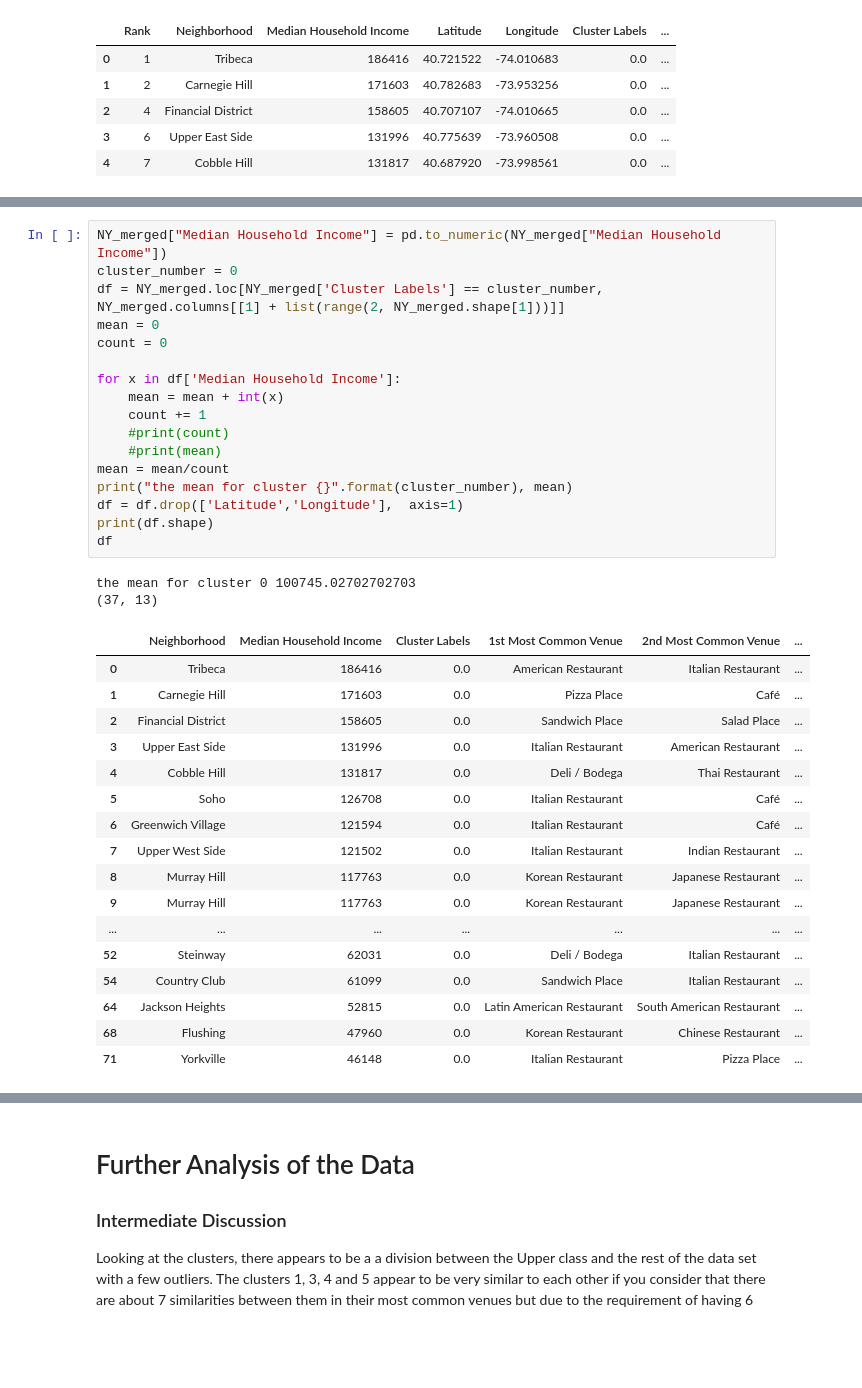
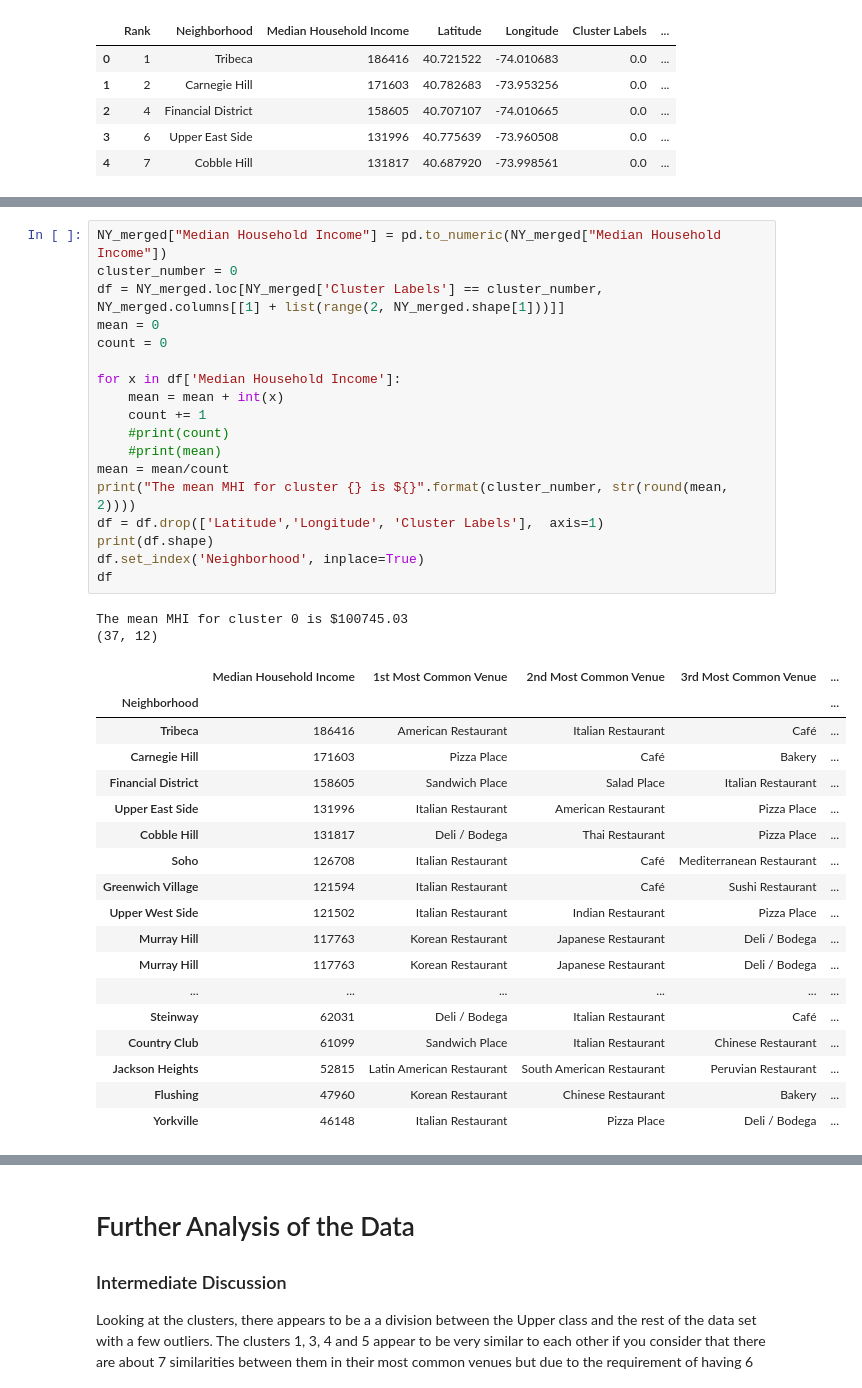
Before and after one commit to MatthewVT/Analysing-Food-Business-in-New-York-City, a Jupyter notebook: Week 5 PG Assignment/Battle of the New York Neighbourhoods- Food Business Case.ipynb, the cells around one changed output, grey strips where cells are left out. Saved outputs shown, nothing was run; the diff lists cells and outputs as text; blank space fills up the shorter version.

```diff
--- a/Week 5 PG Assignment/Battle of the New York Neighbourhoods- Food Business Case.ipynb
+++ b/Week 5 PG Assignment/Battle of the New York Neighbourhoods- Food Business Case.ipynb
@@ -511,37 +511,39 @@ map_clusters
 # %%
 NY_merged["Median Household Income"] = pd.to_numeric(NY_merged["Median Household Income"])
 cluster_number = 0
 df = NY_merged.loc[NY_merged['Cluster Labels'] == cluster_number, NY_merged.columns[[1] + list(range(2, NY_merged.shape[1]))]]
 mean = 0
 count = 0
 
 for x in df['Median Household Income']:
     mean = mean + int(x)
     count += 1
     #print(count)
     #print(mean)
 mean = mean/count
-print("the mean for cluster {}".format(cluster_number), mean)
-df = df.drop(['Latitude','Longitude'],  axis=1)
+print("The mean MHI for cluster {} is ${}".format(cluster_number, str(round(mean, 2))))
+df = df.drop(['Latitude','Longitude', 'Cluster Labels'],  axis=1)
 print(df.shape)
+df.set_index('Neighborhood', inplace=True)
 df
 # %% [output]
-the mean for cluster 0 100745.02702702703
-(37, 13)
+The mean MHI for cluster 0 is $100745.03
+(37, 12)
-|  | Neighborhood | Median Household Income | Cluster Labels | 1st Most Common Venue | 2nd Most Common Venue | ... |
-| 0 | Tribeca | 186416 | 0.0 | American Restaurant | Italian Restaurant | ... |
-| 1 | Carnegie Hill | 171603 | 0.0 | Pizza Place | Café | ... |
-| 2 | Financial District | 158605 | 0.0 | Sandwich Place | Salad Place | ... |
-| 3 | Upper East Side | 131996 | 0.0 | Italian Restaurant | American Restaurant | ... |
-| 4 | Cobble Hill | 131817 | 0.0 | Deli / Bodega | Thai Restaurant | ... |
-| 5 | Soho | 126708 | 0.0 | Italian Restaurant | Café | ... |
-| 6 | Greenwich Village | 121594 | 0.0 | Italian Restaurant | Café | ... |
-| 7 | Upper West Side | 121502 | 0.0 | Italian Restaurant | Indian Restaurant | ... |
-| 8 | Murray Hill | 117763 | 0.0 | Korean Restaurant | Japanese Restaurant | ... |
-| 9 | Murray Hill | 117763 | 0.0 | Korean Restaurant | Japanese Restaurant | ... |
-| ... | ... | ... | ... | ... | ... | ... |
-| 52 | Steinway | 62031 | 0.0 | Deli / Bodega | Italian Restaurant | ... |
-| 54 | Country Club | 61099 | 0.0 | Sandwich Place | Italian Restaurant | ... |
-| 64 | Jackson Heights | 52815 | 0.0 | Latin American Restaurant | South American Restaurant | ... |
-| 68 | Flushing | 47960 | 0.0 | Korean Restaurant | Chinese Restaurant | ... |
-| 71 | Yorkville | 46148 | 0.0 | Italian Restaurant | Pizza Place | ... |
+|  | Median Household Income | 1st Most Common Venue | 2nd Most Common Venue | 3rd Most Common Venue | ... |
+| Neighborhood |  |  |  |  | ... |
+| Tribeca | 186416 | American Restaurant | Italian Restaurant | Café | ... |
+| Carnegie Hill | 171603 | Pizza Place | Café | Bakery | ... |
+| Financial District | 158605 | Sandwich Place | Salad Place | Italian Restaurant | ... |
+| Upper East Side | 131996 | Italian Restaurant | American Restaurant | Pizza Place | ... |
+| Cobble Hill | 131817 | Deli / Bodega | Thai Restaurant | Pizza Place | ... |
+| Soho | 126708 | Italian Restaurant | Café | Mediterranean Restaurant | ... |
+| Greenwich Village | 121594 | Italian Restaurant | Café | Sushi Restaurant | ... |
+| Upper West Side | 121502 | Italian Restaurant | Indian Restaurant | Pizza Place | ... |
+| Murray Hill | 117763 | Korean Restaurant | Japanese Restaurant | Deli / Bodega | ... |
+| Murray Hill | 117763 | Korean Restaurant | Japanese Restaurant | Deli / Bodega | ... |
+| ... | ... | ... | ... | ... | ... |
+| Steinway | 62031 | Deli / Bodega | Italian Restaurant | Café | ... |
+| Country Club | 61099 | Sandwich Place | Italian Restaurant | Chinese Restaurant | ... |
+| Jackson Heights | 52815 | Latin American Restaurant | South American Restaurant | Peruvian Restaurant | ... |
+| Flushing | 47960 | Korean Restaurant | Chinese Restaurant | Bakery | ... |
+| Yorkville | 46148 | Italian Restaurant | Pizza Place | Deli / Bodega | ... |
```
Also changed, not shown: parts of 6 cells of this notebook.
